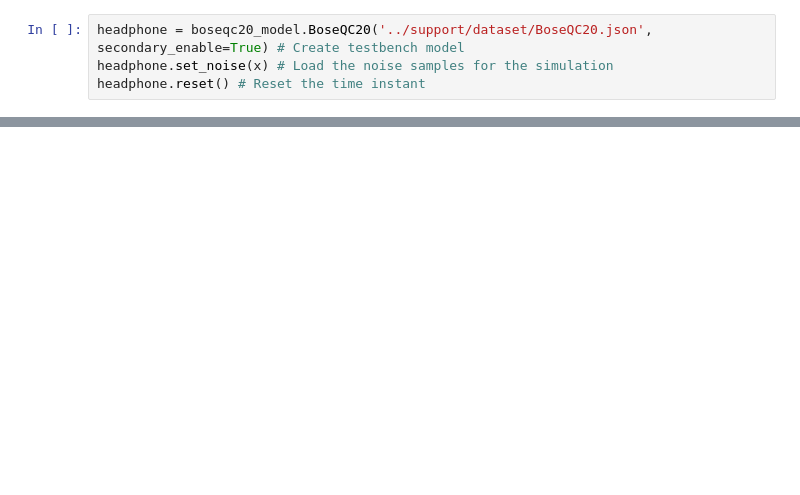
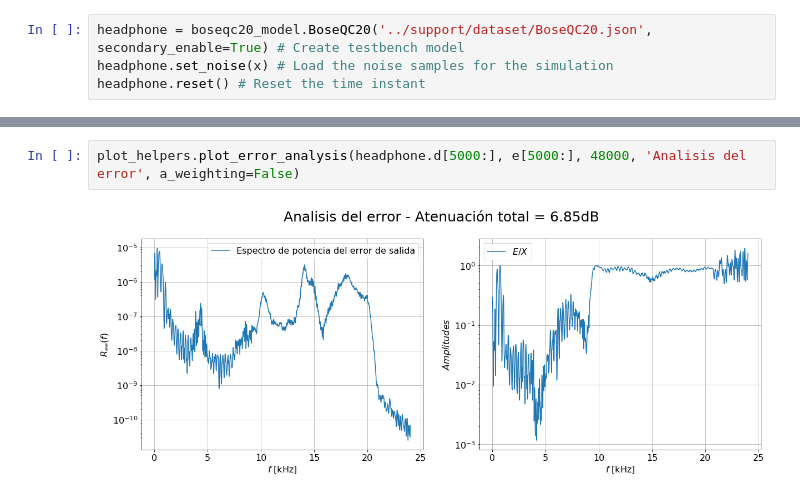
Before and after one commit to asp-image-dsp/asp-project-02, a Jupyter notebook: development/rls_secondary.ipynb, the cells around one changed output, grey strips where cells are left out. Drawn from its saved outputs; the diff is of its cells as text; blank space fills up the shorter version.

```diff
--- a/development/rls_secondary.ipynb
+++ b/development/rls_secondary.ipynb
@@ -69,0 +70,4 @@ plot_helpers.plot_anc_results([headphone.d[0:], e[0:]], w, weight_plot='response
+# %%
+plot_helpers.plot_error_analysis(headphone.d[5000:], e[5000:], 48000, 'Analisis del error', a_weighting=False)
+# %% [output]
+[figure, added]
```
Also changed, not shown: parts of 4 cells of this notebook, 2 other files.
